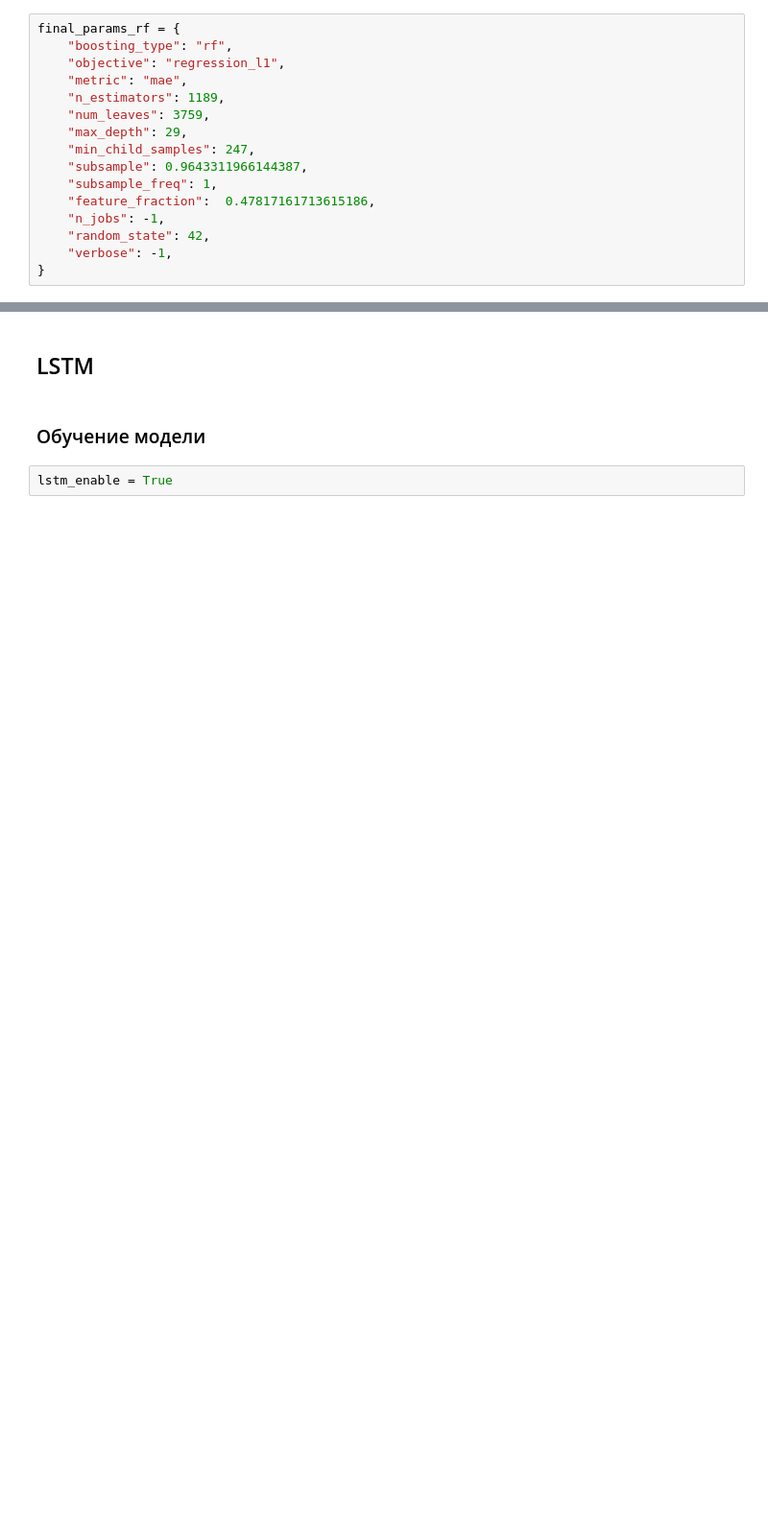
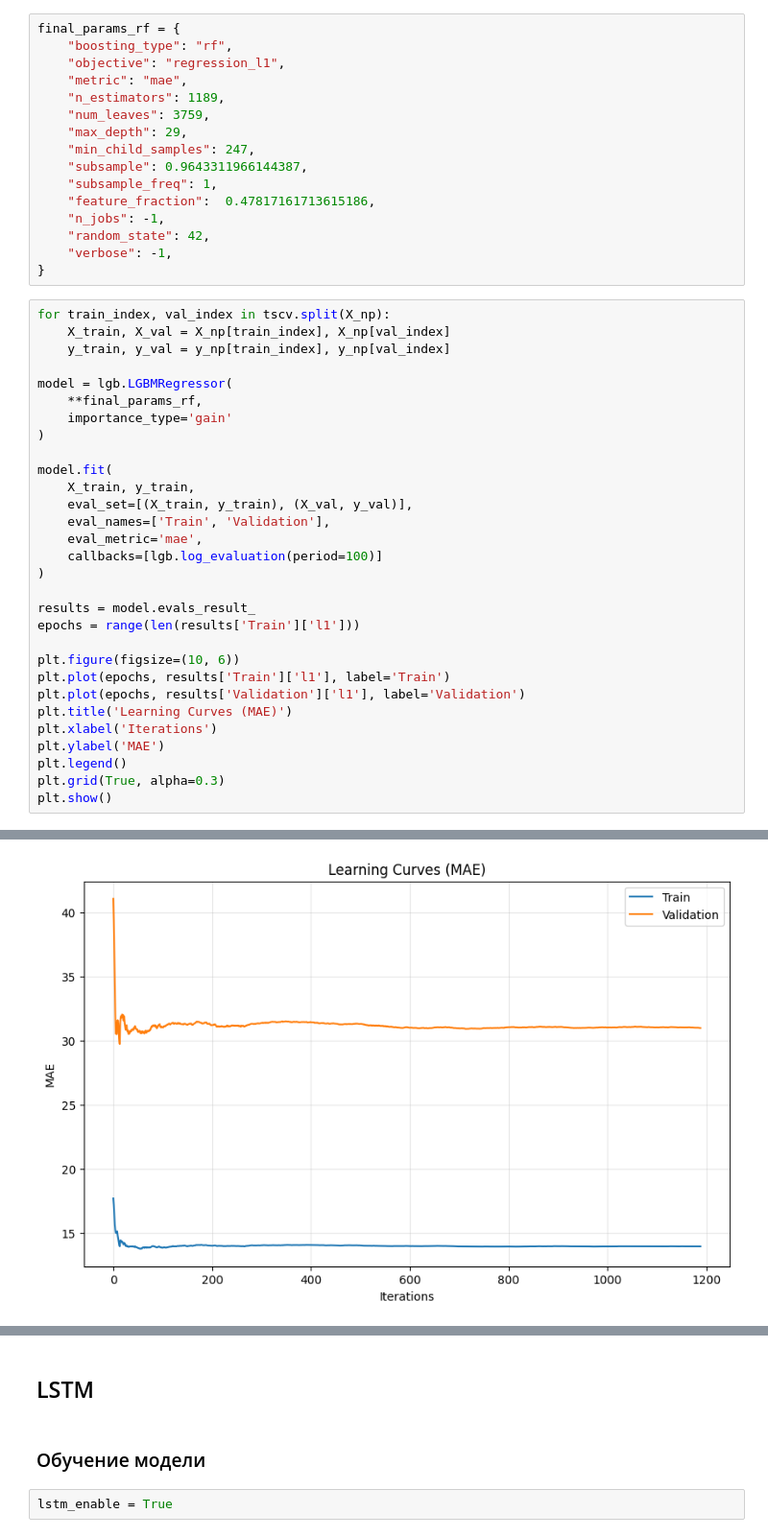
Before and after one commit to lazarevFedor/Big_data, a Jupyter notebook: uber-orders-analysis.ipynb, the cells around one changed output, grey strips where cells are left out. Shown at 96% size. Saved outputs shown, nothing was run; the diff lists cells and outputs as text; blank space fills up the shorter version.

```diff
--- a/uber-orders-analysis.ipynb
+++ b/uber-orders-analysis.ipynb
@@ -922,3 +986,34 @@ final_params_rf = {
     "random_state": 42,
     "verbose": -1,
 }
+# %%
+for train_index, val_index in tscv.split(X_np):
+    X_train, X_val = X_np[train_index], X_np[val_index]
+    y_train, y_val = y_np[train_index], y_np[val_index]
+
+model = lgb.LGBMRegressor(
+    **final_params_rf,
+    importance_type='gain'
+)
+
+model.fit(
+    X_train, y_train,
+    eval_set=[(X_train, y_train), (X_val, y_val)],
+    eval_names=['Train', 'Validation'],
+    eval_metric='mae',
+    callbacks=[lgb.log_evaluation(period=100)]
+)
+
+results = model.evals_result_
+epochs = range(len(results['Train']['l1']))
+
+plt.figure(figsize=(10, 6))
+plt.plot(epochs, results['Train']['l1'], label='Train')
+plt.plot(epochs, results['Validation']['l1'], label='Validation')
+plt.title('Learning Curves (MAE)')
+plt.xlabel('Iterations')
+plt.ylabel('MAE')
+plt.legend()
+plt.grid(True, alpha=0.3)
+plt.show()
+# %% [output]
@@ -924,0 +1031 @@ final_params_rf = {
+[figure, added]
```
Also changed, not shown: parts of 13 cells of this notebook.
